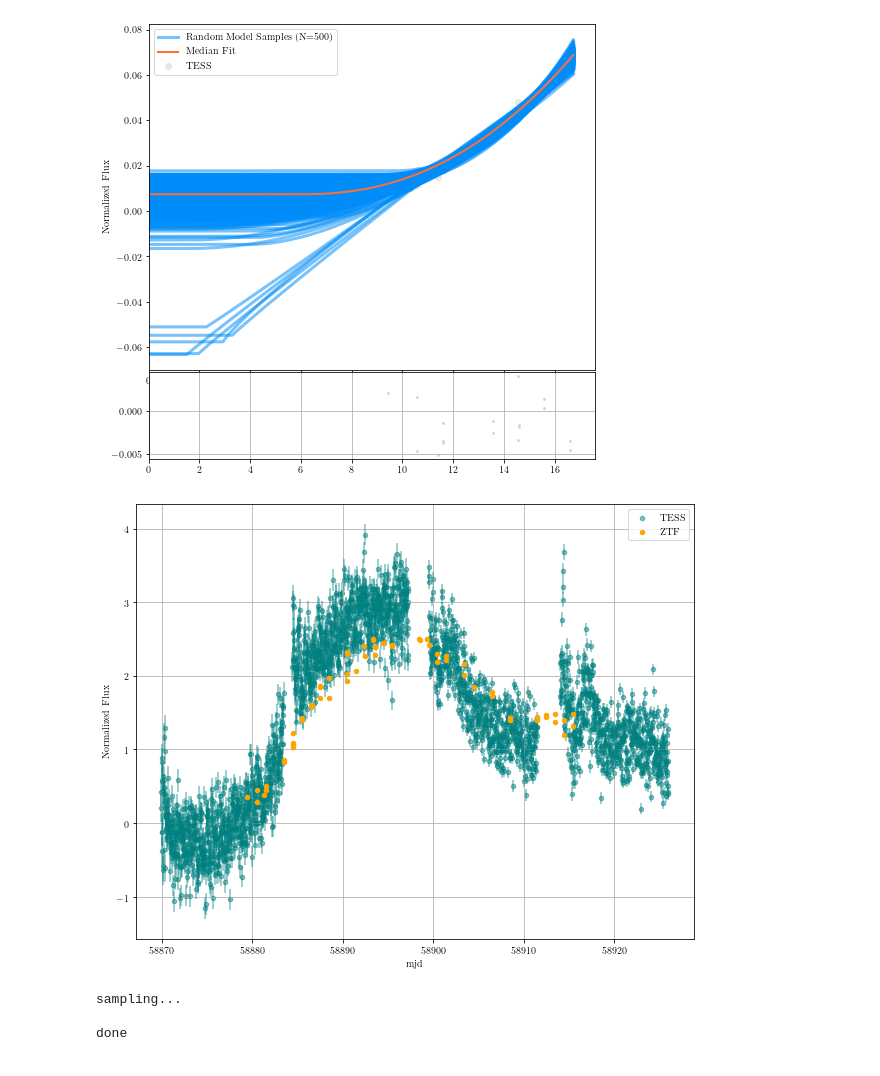
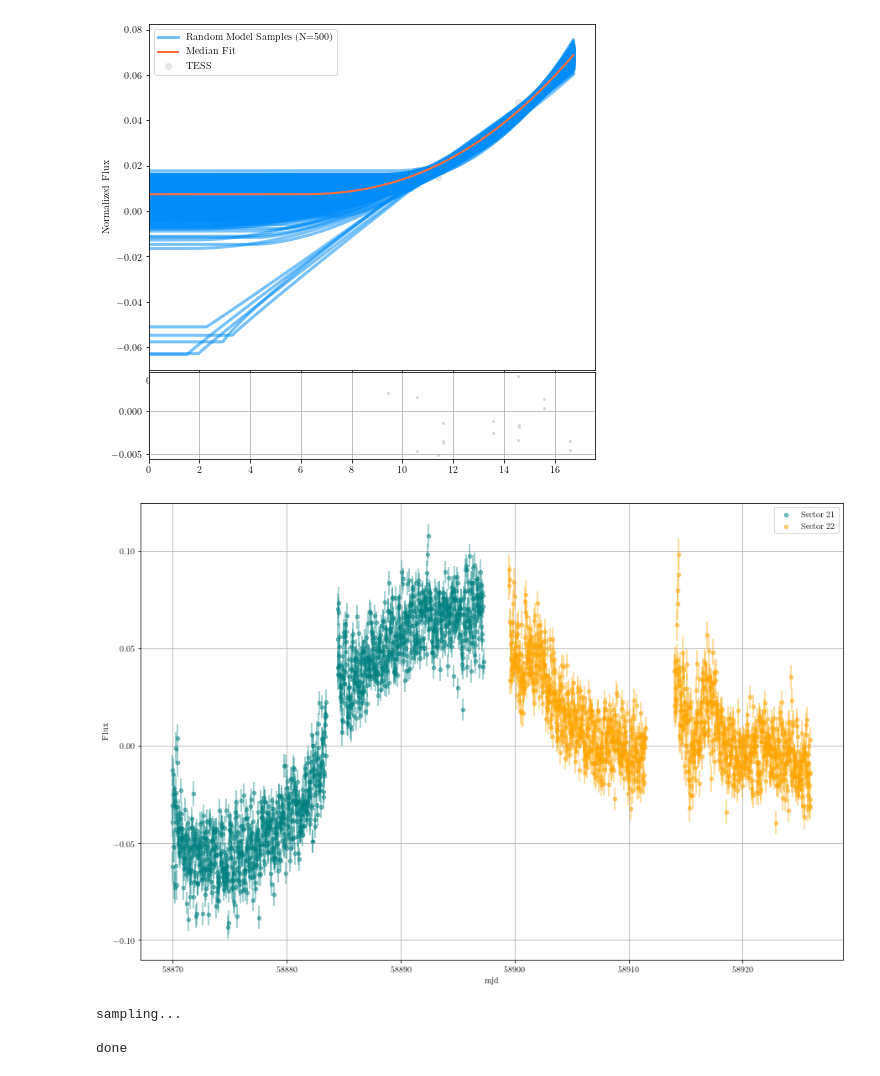
Before and after one commit to tylerbarna/BarnaSeniorHonorsThesis, a Jupyter notebook: sn2020bpi lightcurve modeling.ipynb, the cells around one changed output. Drawn from its saved outputs; the diff is of its cells as text; code cells hidden in the pictures.

Commit message:
Additional Plots
Just a few more plots for the presentation, including some png versions of plots. Should have most, if not all, of the items used in presentation

```diff
--- a/sn2020bpi lightcurve modeling.ipynb
+++ b/sn2020bpi lightcurve modeling.ipynb
@@ -184,22 +184,23 @@ done
 # ax.set_xlim(right=1.05*tess_2020bpi_s21_mcmc_norm['mjd_0'].max())
 # ax.set_xlabel(r'mjd\_0');
 # %%
-fig,ax = plt.subplots(figsize=(10,8))
-tess_2020bpi_norm_shift = tess_2020bpi_norm.copy()
-tess_2020bpi_norm_shift['raw_flux'] = tess_2020bpi_norm_shift['raw_flux'] +1.2
-tess_2020bpi_norm_shift.plot('mjd','raw_flux',yerr='e_flux',color='teal',alpha=0.5,kind='scatter',label='TESS',zorder=1,ax=ax)
+fig,ax = plt.subplots(figsize=(15,10))
+tess_2020bpi_norm_shift = tess_2020bpi.copy()
+tess_2020bpi_norm_shift['raw_flux'] = tess_2020bpi_norm_shift['raw_flux'] #+1.2
+tess_2020bpi_norm_shift.query('mjd_0 < 28').plot('mjd','raw_flux',yerr='e_raw_flux',color='teal',alpha=0.5,kind='scatter',label='Sector 21',zorder=1,ax=ax)
+tess_2020bpi_norm_shift.query('mjd_0 > 28').plot('mjd','raw_flux',yerr='e_raw_flux',color='orange',alpha=0.5,kind='scatter',label='Sector 22',zorder=1,ax=ax)
 # offsets =[np.array(np.abs(eval(ztf_2020bpi['e_flux_tuple'].to_numpy()[ind][0])),np.abs(eval(ztf_2020bpi['e_flux_tuple'].to_numpy()[ind][1])))
 #           for ind in range(len(ztf_2020bpi['e_flux_tuple'].to_numpy()))
 #          ]
-ztf_2020bpi_norm.plot('mjd','flux',color='orange',alpha=1,kind='scatter',ax=ax,label='ZTF',zorder=2)
+#ztf_2020bpi_norm.plot('mjd','flux',color='orange',alpha=1,kind='scatter',ax=ax,label='ZTF',zorder=2)
 ax.grid()
 # ax.axvline(ztf_2020bpi['mjd'][ztf_2020bpi['flux'].idxmax()],linestyle='--',label='ZTF Peak',color='grey')
 ax.legend();
-ax.set_ylabel('Normalized Flux');
-#fig.savefig('./plots/Normalized_2020bpi_TESS_ZTF_Coverage.pdf');
+ax.set_ylabel('Flux');
+# fig.savefig('./plots/2020bpi_TESS_Coverage_Sectors.pdf');
 ## Try to get ErrorBars on ZTF
 # %% [output]
-[figure, old version]
+[figure, new version]
 # %%
 def modelResidual(data, params, percentiles,curveModel,
                   cutoff,dataType='TESS',debug=False,thinParams=100):
```
Also changed, not shown: parts of 1 cell of this notebook, 20 other files.
